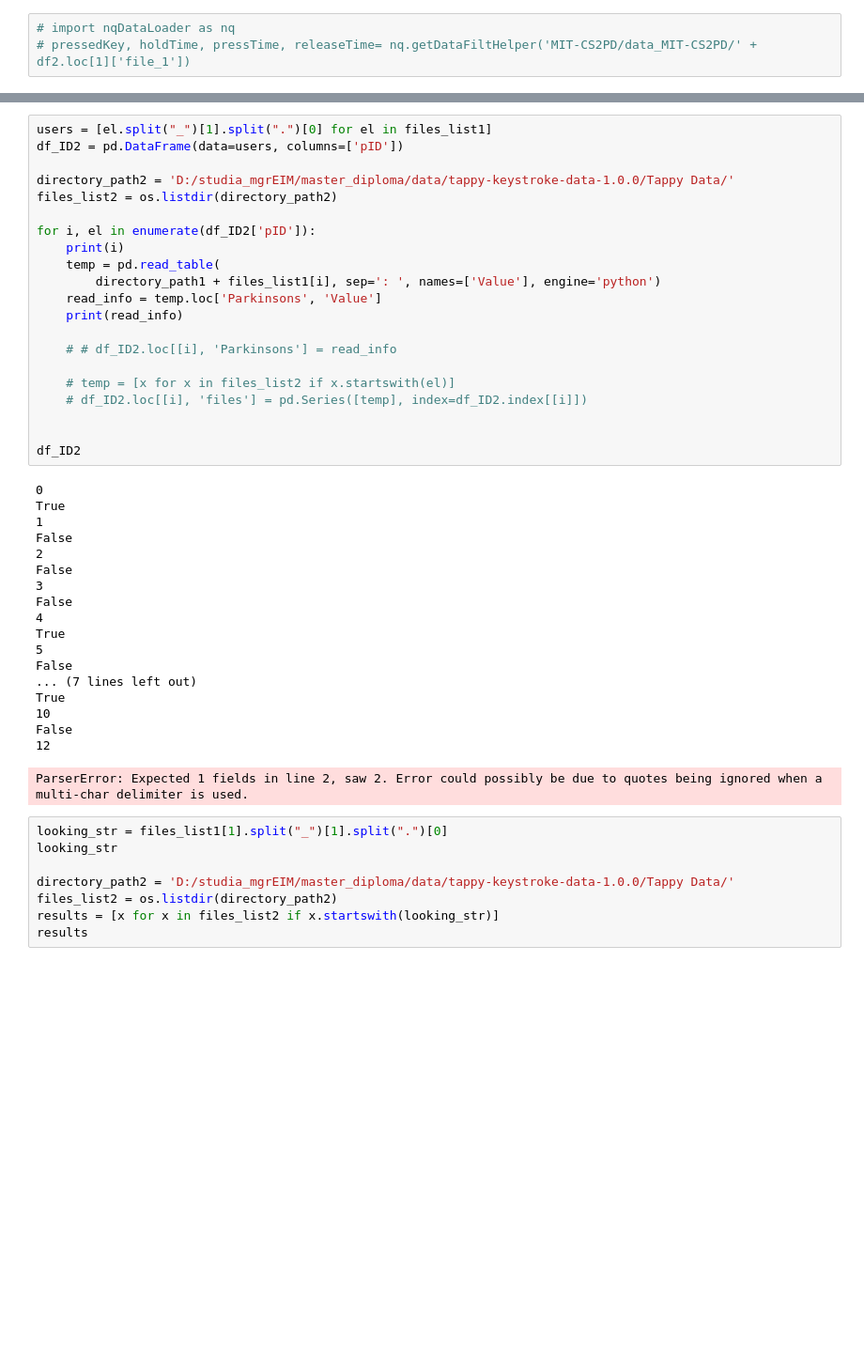
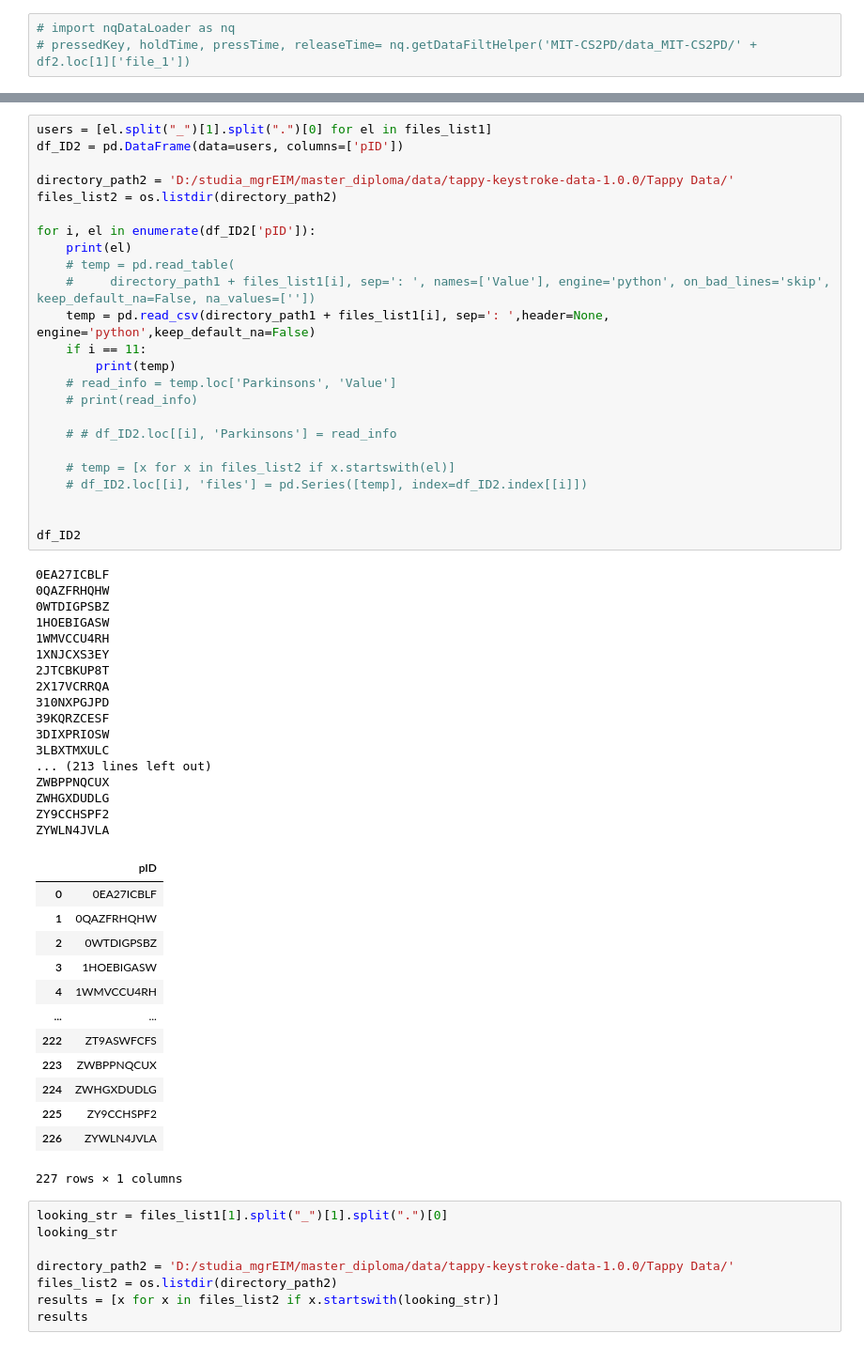
Before and after one commit to HannaKatarzyna/monKEY_app, a Jupyter notebook: preprocessing.ipynb, the cells around one changed output, grey strips where cells are left out. Shown at 94% size. Cells and saved outputs as stored; diff of their text form; blank space fills up the shorter version.

```diff
--- a/preprocessing.ipynb
+++ b/preprocessing.ipynb
@@ -102,43 +126,58 @@ ParserError: Expected 1 fields in line 2, saw 2. Error could possibly be due to
 # %%
 users = [el.split("_")[1].split(".")[0] for el in files_list1]
 df_ID2 = pd.DataFrame(data=users, columns=['pID'])
 
 directory_path2 = 'D:/studia_mgrEIM/master_diploma/data/tappy-keystroke-data-1.0.0/Tappy Data/'
 files_list2 = os.listdir(directory_path2)
 
 for i, el in enumerate(df_ID2['pID']):
-    print(i)
-    temp = pd.read_table(
-        directory_path1 + files_list1[i], sep=': ', names=['Value'], engine='python')
-    read_info = temp.loc['Parkinsons', 'Value']
-    print(read_info)
+    print(el)
+    # temp = pd.read_table(
+    #     directory_path1 + files_list1[i], sep=': ', names=['Value'], engine='python', on_bad_lines='skip', keep_default_na=False, na_values=[''])
+    temp = pd.read_csv(directory_path1 + files_list1[i], sep=': ',header=None, engine='python',keep_default_na=False)
+    if i == 11:
+        print(temp)
+    # read_info = temp.loc['Parkinsons', 'Value']
+    # print(read_info)
 
     # # df_ID2.loc[[i], 'Parkinsons'] = read_info
 
     # temp = [x for x in files_list2 if x.startswith(el)]
     # df_ID2.loc[[i], 'files'] = pd.Series([temp], index=df_ID2.index[[i]])
 
 
 df_ID2
 # %% [output]
-0
-True
-1
-False
-2
-False
-3
-False
-4
-True
-5
-False
-... (7 lines left out)
-True
-10
-False
-12
+0EA27ICBLF
+0QAZFRHQHW
+0WTDIGPSBZ
+1HOEBIGASW
+1WMVCCU4RH
+1XNJCXS3EY
+2JTCBKUP8T
+2X17VCRRQA
+310NXPGJPD
+39KQRZCESF
+3DIXPRIOSW
+3LBXTMXULC
+... (213 lines left out)
+ZWBPPNQCUX
+ZWHGXDUDLG
+ZY9CCHSPF2
+ZYWLN4JVLA
+|  | pID |
+| 0 | 0EA27ICBLF |
+| 1 | 0QAZFRHQHW |
+| 2 | 0WTDIGPSBZ |
+| 3 | 1HOEBIGASW |
+| 4 | 1WMVCCU4RH |
+| ... | ... |
+| 222 | ZT9ASWFCFS |
+| 223 | ZWBPPNQCUX |
+| 224 | ZWHGXDUDLG |
+| 225 | ZY9CCHSPF2 |
+| 226 | ZYWLN4JVLA |
-ParserError: Expected 1 fields in line 2, saw 2. Error could possibly be due to quotes being ignored when a multi-char delimiter is used.
+227 rows × 1 columns
 # %%
 looking_str = files_list1[1].split("_")[1].split(".")[0]
 looking_str
```
Also changed, not shown: parts of 7 cells of this notebook.
